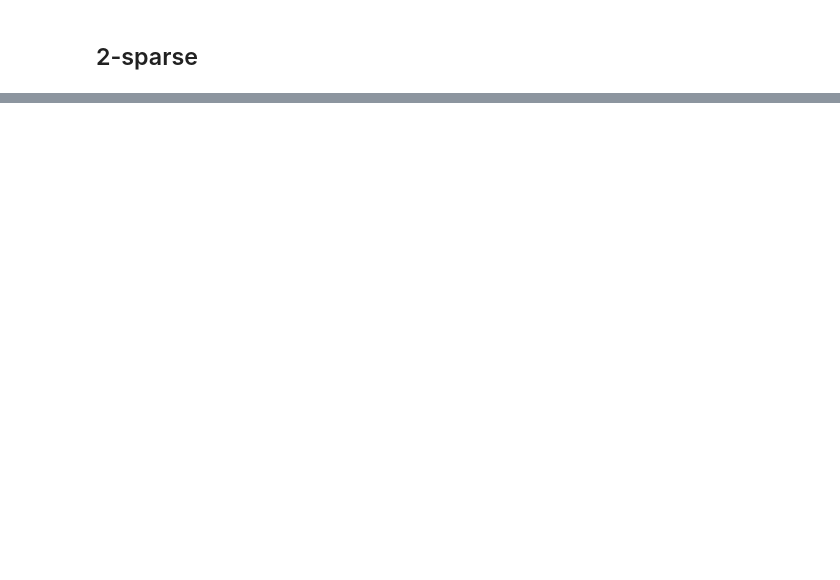
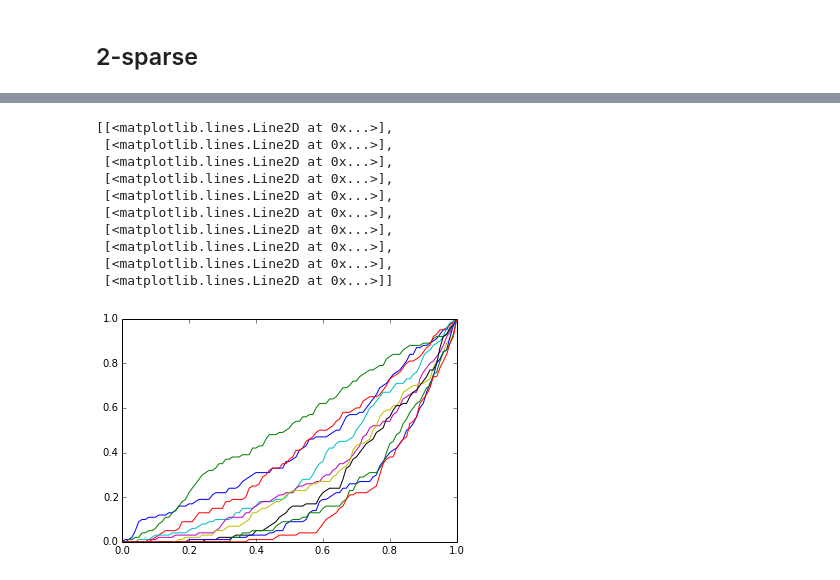
Before and after one commit to selective-inference/Python-software, a Jupyter notebook: notebooks/covtest.ipynb, the cells around one changed output, grey strips where cells are left out. Cells and saved outputs as stored; diff of their text form; code cells hidden in the pictures; blank space fills up the shorter version.

```diff
--- a/notebooks/covtest.ipynb
+++ b/notebooks/covtest.ipynb
@@ -85,11 +52,2 @@ plt.legend()
 # %% [markdown]
 ## 1-sparse
-# %%
-P = []
-Pk = []
-beta = np.zeros(p)
-beta[0] = 2
-for _ in range(nsim):
-    X, Y = instance(n, p, beta=beta)
-    P.append(covtest_unknown(X, Y))
-    Pk.append(covtest(X, Y, sigma=sigma)[1])
@@ -106,10 +80,19 @@ plt.legend()
 # %%
-P = []
+from selection.covtest import forward_step
+
+Pu = []
 Pk = []
+Pc = []
+
 beta = np.zeros(p)
-beta[0] = 2
-beta[1] = 2
+nsim = 100
 for _ in range(nsim):
-    X, Y = instance(n, p, beta=beta)
-    P.append(covtest_unknown(X, Y))
-    Pk.append(covtest(X, Y, sigma=sigma)[1])
+    X, Y = instance(n, p, sigma=sigma, beta=beta)
+    Pvals = forward_step(X, Y, sigma=sigma,
+                         tests=['covtest',
+                                'reduced_known',
+                                'reduced_unknown'],
+                         nstep=10)
+    Pu.append(Pvals['reduced_unknown'])
+    Pk.append(Pvals['reduced_known'])
+    Pc.append(Pvals['covtest'])
@@ -123,0 +103,15 @@ plt.legend()
+# %%
+g = np.linspace(0,1,101)
+[plt.plot(g, ECDF(np.array(Pc)[:,i])(g)) for  i in range(10)]
+# %% [output]
+[[<matplotlib.lines.Line2D at 0x...>],
+ [<matplotlib.lines.Line2D at 0x...>],
+ [<matplotlib.lines.Line2D at 0x...>],
+ [<matplotlib.lines.Line2D at 0x...>],
+ [<matplotlib.lines.Line2D at 0x...>],
+ [<matplotlib.lines.Line2D at 0x...>],
+ [<matplotlib.lines.Line2D at 0x...>],
+ [<matplotlib.lines.Line2D at 0x...>],
+ [<matplotlib.lines.Line2D at 0x...>],
+ [<matplotlib.lines.Line2D at 0x...>]]
+[figure, added]
```
Also changed, not shown: parts of 16 cells of this notebook, 5 other files.
